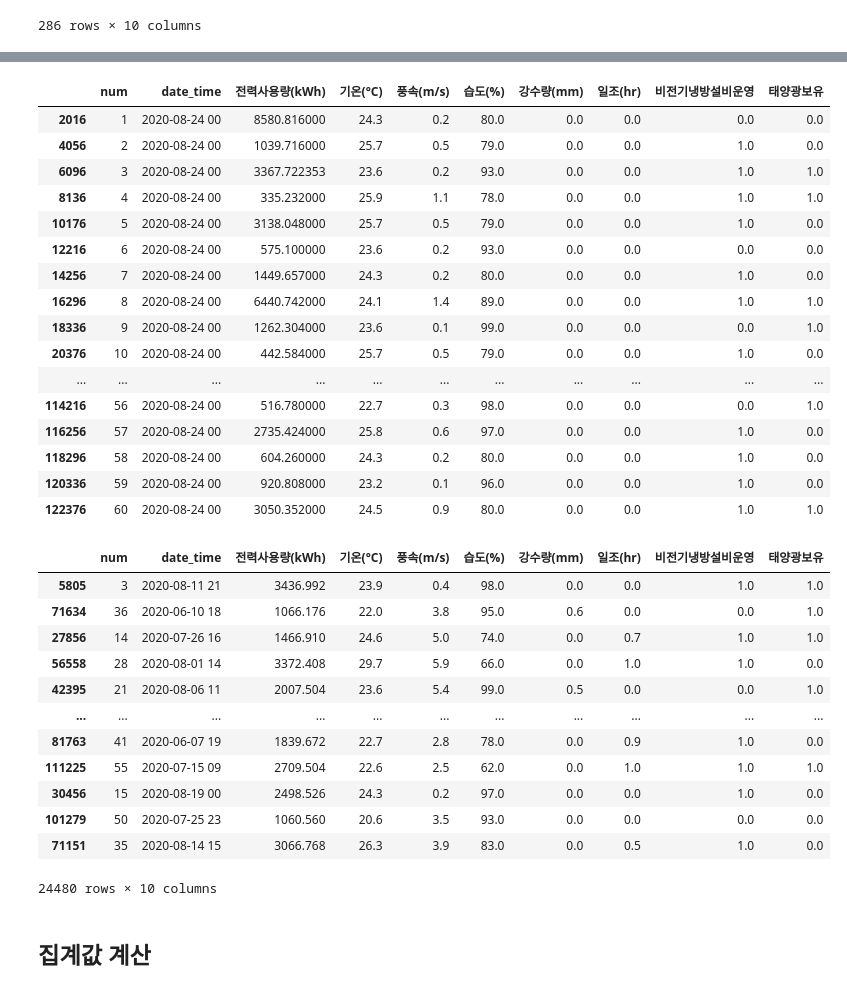
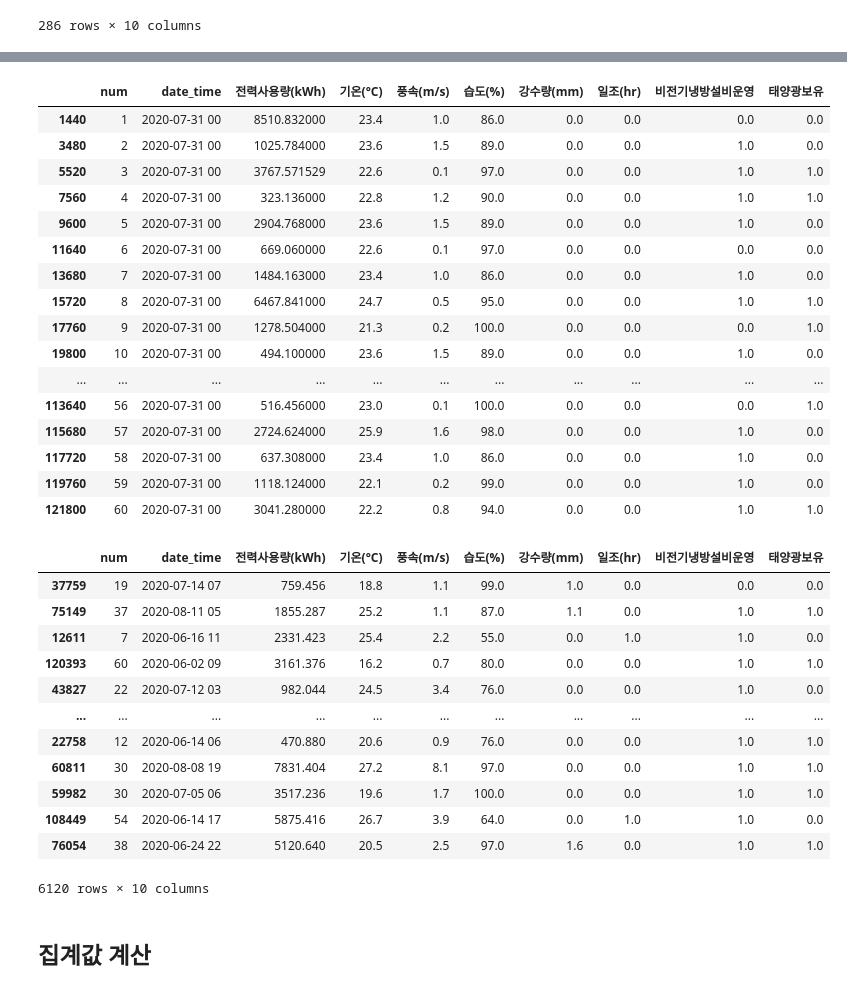
Before and after one commit to overgroove/samsung_ML, a Jupyter notebook: 03_package_pandas.ipynb, the cells around one changed output, grey strips where cells are left out. Saved outputs shown, nothing was run; the diff lists cells and outputs as text; code cells hidden in the pictures.

```diff
--- a/03_package_pandas.ipynb
+++ b/03_package_pandas.ipynb
@@ -533,39 +584,42 @@ date_time ['2020-06-01 00' '2020-06-01 01' '2020-06-01 02' ... '2020-08-24 21'
 # %%
 # contains로 전달하는 문자열이 포함되면 True
+df.loc[df['date_time'].str.contains('07-31 00')]
+# 상품명 오뚜기 진라면 5EA 500ml
 # %% [output]
 |  | num | date_time | 전력사용량(kWh) | 기온(°C) | 풍속(m/s) | 습도(%) | 강수량(mm) | 일조(hr) | 비전기냉방설비운영 | 태양광보유 |
-| 2016 | 1 | 2020-08-24 00 | 8580.816000 | 24.3 | 0.2 | 80.0 | 0.0 | 0.0 | 0.0 | 0.0 |
-| 4056 | 2 | 2020-08-24 00 | 1039.716000 | 25.7 | 0.5 | 79.0 | 0.0 | 0.0 | 1.0 | 0.0 |
-| 6096 | 3 | 2020-08-24 00 | 3367.722353 | 23.6 | 0.2 | 93.0 | 0.0 | 0.0 | 1.0 | 1.0 |
-| 8136 | 4 | 2020-08-24 00 | 335.232000 | 25.9 | 1.1 | 78.0 | 0.0 | 0.0 | 1.0 | 1.0 |
-| 10176 | 5 | 2020-08-24 00 | 3138.048000 | 25.7 | 0.5 | 79.0 | 0.0 | 0.0 | 1.0 | 0.0 |
-| 12216 | 6 | 2020-08-24 00 | 575.100000 | 23.6 | 0.2 | 93.0 | 0.0 | 0.0 | 0.0 | 0.0 |
-| 14256 | 7 | 2020-08-24 00 | 1449.657000 | 24.3 | 0.2 | 80.0 | 0.0 | 0.0 | 1.0 | 0.0 |
-| 16296 | 8 | 2020-08-24 00 | 6440.742000 | 24.1 | 1.4 | 89.0 | 0.0 | 0.0 | 1.0 | 1.0 |
-| 18336 | 9 | 2020-08-24 00 | 1262.304000 | 23.6 | 0.1 | 99.0 | 0.0 | 0.0 | 0.0 | 1.0 |
-| 20376 | 10 | 2020-08-24 00 | 442.584000 | 25.7 | 0.5 | 79.0 | 0.0 | 0.0 | 1.0 | 0.0 |
+| 1440 | 1 | 2020-07-31 00 | 8510.832000 | 23.4 | 1.0 | 86.0 | 0.0 | 0.0 | 0.0 | 0.0 |
+| 3480 | 2 | 2020-07-31 00 | 1025.784000 | 23.6 | 1.5 | 89.0 | 0.0 | 0.0 | 1.0 | 0.0 |
+| 5520 | 3 | 2020-07-31 00 | 3767.571529 | 22.6 | 0.1 | 97.0 | 0.0 | 0.0 | 1.0 | 1.0 |
+| 7560 | 4 | 2020-07-31 00 | 323.136000 | 22.8 | 1.2 | 90.0 | 0.0 | 0.0 | 1.0 | 1.0 |
+| 9600 | 5 | 2020-07-31 00 | 2904.768000 | 23.6 | 1.5 | 89.0 | 0.0 | 0.0 | 1.0 | 0.0 |
+| 11640 | 6 | 2020-07-31 00 | 669.060000 | 22.6 | 0.1 | 97.0 | 0.0 | 0.0 | 0.0 | 0.0 |
+| 13680 | 7 | 2020-07-31 00 | 1484.163000 | 23.4 | 1.0 | 86.0 | 0.0 | 0.0 | 1.0 | 0.0 |
+| 15720 | 8 | 2020-07-31 00 | 6467.841000 | 24.7 | 0.5 | 95.0 | 0.0 | 0.0 | 1.0 | 1.0 |
+| 17760 | 9 | 2020-07-31 00 | 1278.504000 | 21.3 | 0.2 | 100.0 | 0.0 | 0.0 | 0.0 | 1.0 |
+| 19800 | 10 | 2020-07-31 00 | 494.100000 | 23.6 | 1.5 | 89.0 | 0.0 | 0.0 | 1.0 | 0.0 |
 | ... | ... | ... | ... | ... | ... | ... | ... | ... | ... | ... |
-| 114216 | 56 | 2020-08-24 00 | 516.780000 | 22.7 | 0.3 | 98.0 | 0.0 | 0.0 | 0.0 | 1.0 |
-| 116256 | 57 | 2020-08-24 00 | 2735.424000 | 25.8 | 0.6 | 97.0 | 0.0 | 0.0 | 1.0 | 0.0 |
-| 118296 | 58 | 2020-08-24 00 | 604.260000 | 24.3 | 0.2 | 80.0 | 0.0 | 0.0 | 1.0 | 0.0 |
-| 120336 | 59 | 2020-08-24 00 | 920.808000 | 23.2 | 0.1 | 96.0 | 0.0 | 0.0 | 1.0 | 0.0 |
-| 122376 | 60 | 2020-08-24 00 | 3050.352000 | 24.5 | 0.9 | 80.0 | 0.0 | 0.0 | 1.0 | 1.0 |
+| 113640 | 56 | 2020-07-31 00 | 516.456000 | 23.0 | 0.1 | 100.0 | 0.0 | 0.0 | 0.0 | 1.0 |
+| 115680 | 57 | 2020-07-31 00 | 2724.624000 | 25.9 | 1.6 | 98.0 | 0.0 | 0.0 | 1.0 | 0.0 |
+| 117720 | 58 | 2020-07-31 00 | 637.308000 | 23.4 | 1.0 | 86.0 | 0.0 | 0.0 | 1.0 | 0.0 |
+| 119760 | 59 | 2020-07-31 00 | 1118.124000 | 22.1 | 0.2 | 99.0 | 0.0 | 0.0 | 1.0 | 0.0 |
+| 121800 | 60 | 2020-07-31 00 | 3041.280000 | 22.2 | 0.8 | 94.0 | 0.0 | 0.0 | 1.0 | 1.0 |
 # %%
 # 랜덤한 샘플의 수 혹은 비율에 따른 선별 방법
-df.sample(frac=0.2)
+df.sample(frac=0.05)
+# n= 샘플수, frac= 비율
 # %% [output]
 |  | num | date_time | 전력사용량(kWh) | 기온(°C) | 풍속(m/s) | 습도(%) | 강수량(mm) | 일조(hr) | 비전기냉방설비운영 | 태양광보유 |
-| 5805 | 3 | 2020-08-11 21 | 3436.992 | 23.9 | 0.4 | 98.0 | 0.0 | 0.0 | 1.0 | 1.0 |
-| 71634 | 36 | 2020-06-10 18 | 1066.176 | 22.0 | 3.8 | 95.0 | 0.6 | 0.0 | 0.0 | 1.0 |
-| 27856 | 14 | 2020-07-26 16 | 1466.910 | 24.6 | 5.0 | 74.0 | 0.0 | 0.7 | 1.0 | 1.0 |
-| 56558 | 28 | 2020-08-01 14 | 3372.408 | 29.7 | 5.9 | 66.0 | 0.0 | 1.0 | 1.0 | 0.0 |
-| 42395 | 21 | 2020-08-06 11 | 2007.504 | 23.6 | 5.4 | 99.0 | 0.5 | 0.0 | 0.0 | 1.0 |
+| 37759 | 19 | 2020-07-14 07 | 759.456 | 18.8 | 1.1 | 99.0 | 1.0 | 0.0 | 0.0 | 0.0 |
+| 75149 | 37 | 2020-08-11 05 | 1855.287 | 25.2 | 1.1 | 87.0 | 1.1 | 0.0 | 1.0 | 1.0 |
+| 12611 | 7 | 2020-06-16 11 | 2331.423 | 25.4 | 2.2 | 55.0 | 0.0 | 1.0 | 1.0 | 0.0 |
+| 120393 | 60 | 2020-06-02 09 | 3161.376 | 16.2 | 0.7 | 80.0 | 0.0 | 0.0 | 1.0 | 1.0 |
+| 43827 | 22 | 2020-07-12 03 | 982.044 | 24.5 | 3.4 | 76.0 | 0.0 | 0.0 | 1.0 | 0.0 |
 | ... | ... | ... | ... | ... | ... | ... | ... | ... | ... | ... |
-| 81763 | 41 | 2020-06-07 19 | 1839.672 | 22.7 | 2.8 | 78.0 | 0.0 | 0.9 | 1.0 | 0.0 |
-| 111225 | 55 | 2020-07-15 09 | 2709.504 | 22.6 | 2.5 | 62.0 | 0.0 | 1.0 | 1.0 | 1.0 |
-| 30456 | 15 | 2020-08-19 00 | 2498.526 | 24.3 | 0.2 | 97.0 | 0.0 | 0.0 | 1.0 | 0.0 |
-| 101279 | 50 | 2020-07-25 23 | 1060.560 | 20.6 | 3.5 | 93.0 | 0.0 | 0.0 | 0.0 | 0.0 |
-| 71151 | 35 | 2020-08-14 15 | 3066.768 | 26.3 | 3.9 | 83.0 | 0.0 | 0.5 | 1.0 | 0.0 |
+| 22758 | 12 | 2020-06-14 06 | 470.880 | 20.6 | 0.9 | 76.0 | 0.0 | 0.0 | 1.0 | 1.0 |
+| 60811 | 30 | 2020-08-08 19 | 7831.404 | 27.2 | 8.1 | 97.0 | 0.0 | 0.0 | 1.0 | 1.0 |
+| 59982 | 30 | 2020-07-05 06 | 3517.236 | 19.6 | 1.7 | 100.0 | 0.0 | 0.0 | 1.0 | 1.0 |
+| 108449 | 54 | 2020-06-14 17 | 5875.416 | 26.7 | 3.9 | 64.0 | 0.0 | 1.0 | 1.0 | 0.0 |
+| 76054 | 38 | 2020-06-24 22 | 5120.640 | 20.5 | 2.5 | 97.0 | 1.6 | 0.0 | 1.0 | 1.0 |
-24480 rows × 10 columns
+6120 rows × 10 columns
 # %% [markdown]
 ## 집계값 계산
```
Also changed, not shown: parts of 79 cells of this notebook, 1 other file.
